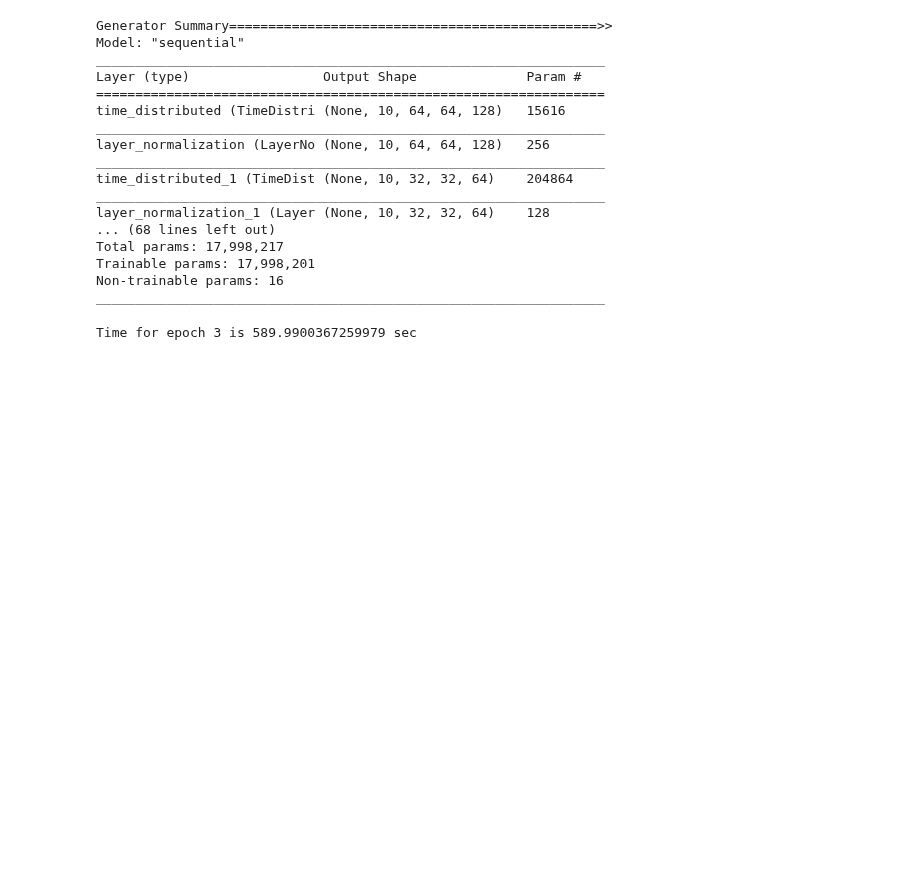
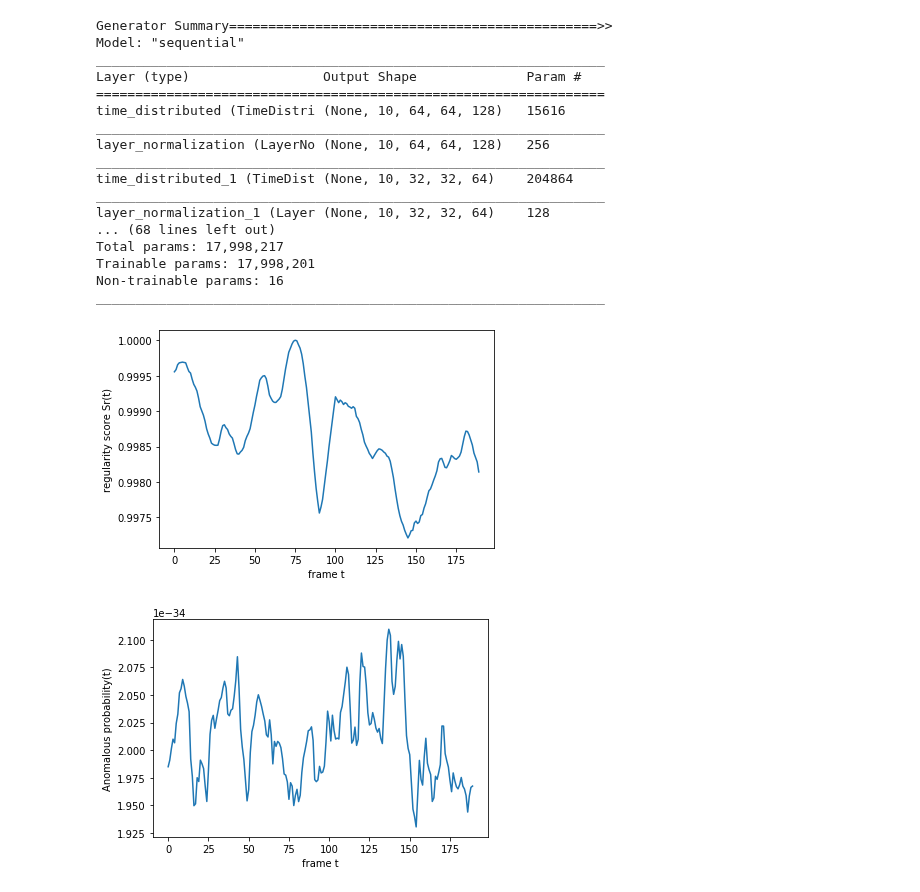
Before and after one commit to dmbk/Anomaly-Detection-System, a Jupyter notebook: Hybrid_Model_v1.ipynb, the cells around one changed output. Drawn from its saved outputs; the diff is of its cells as text; code cells hidden in the pictures; blank space fills up the shorter version.

```diff
--- a/Hybrid_Model_v1.ipynb
+++ b/Hybrid_Model_v1.ipynb
@@ -316,7 +316,7 @@ def test_generator():
     return reconstructed_sequences
 
 def test_discriminator(reconstructed_sequences):
-    sz = test.shape[0] - 10
+    sz = reconstructed_images.shape[0] - 10
     final_output = discriminator.predict(reconstructed_sequences,batch_size=4)
 
     plt.plot(final_output)
@@ -349,8 +349,9 @@ for data in train_dataset:
     break
 # %%
 
-train(train_dataset, conf.EPOCHS)
+#train(train_dataset, conf.EPOCHS)
 reconstructed_images = test_generator()
 test_discriminator(reconstructed_images)
 # %% [output]
-Time for epoch 3 is 589.9900367259979 sec
+[figure, added]
+[figure, added]
```
